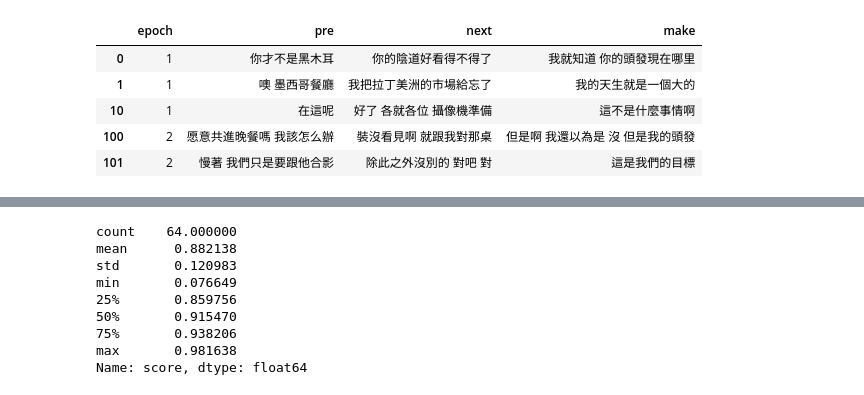
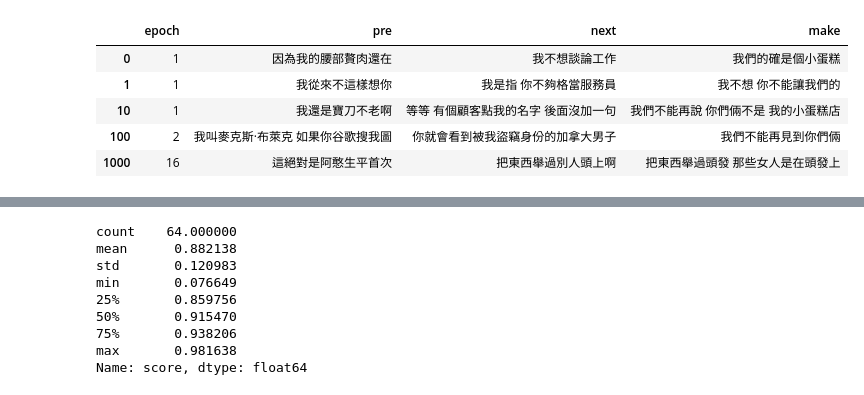
Before and after one commit to strongball/Dramasubtitle, a Jupyter notebook: Similarity.ipynb, the cells around one changed output, grey strips where cells are left out. Saved outputs shown, nothing was run; the diff lists cells and outputs as text; code cells hidden in the pictures.

```diff
--- a/Similarity.ipynb
+++ b/Similarity.ipynb
@@ -95,16 +130,16 @@ plt.show()
 # %%
 import pandas as pd
 import numpy as np
 
-allresult = pd.read_json("others/result_bk_ch_sub_ins.json")[["epoch", "pre", "next", "make"]]
+allresult = pd.read_json("others/result_bk_ch_ins.json")[["epoch", "pre", "next", "make"]]
 allresult[:5]
 # %% [output]
 |  | epoch | pre | next | make |
-| 0 | 1 | 你才不是黑木耳 | 你的陰道好看得不得了 | 我就知道 你的頭發現在哪里 |
-| 1 | 1 | 噢 墨西哥餐廳 | 我把拉丁美洲的市場給忘了 | 我的天生就是一個大的 |
-| 10 | 1 | 在這呢 | 好了 各就各位 攝像機準備 | 這不是什麼事情啊 |
-| 100 | 2 | 愿意共進晚餐嗎 我該怎么辦 | 裝沒看見啊 就跟我對那桌 | 但是啊 我還以為是 沒 但是我的頭發 |
-| 101 | 2 | 慢著 我們只是要跟他合影 | 除此之外沒別的 對吧 對 | 這是我們的目標 |
+| 0 | 1 | 因為我的腰部贅肉還在 | 我不想談論工作 | 我們的確是個小蛋糕 |
+| 1 | 1 | 我從來不這樣想你 | 我是指 你不夠格當服務員 | 我不想 你不能讓我們的 |
+| 10 | 1 | 我還是寶刀不老啊 | 等等 有個顧客點我的名字 後面沒加一句 | 我們不能再說 你們倆不是 我的小蛋糕店 |
+| 100 | 2 | 我叫麥克斯·布萊克 如果你谷歌搜我圖 | 你就會看到被我盜竊身份的加拿大男子 | 我們不能再見到你們倆 |
+| 1000 | 16 | 這絕對是阿憨生平首次 | 把東西舉過別人頭上啊 | 把東西舉過頭發 那些女人是在頭發上 |
 # %%
 epoch = 1
 fullResult = pd.DataFrame()
```
Also changed, not shown: parts of 15 cells of this notebook, 9 other files.
